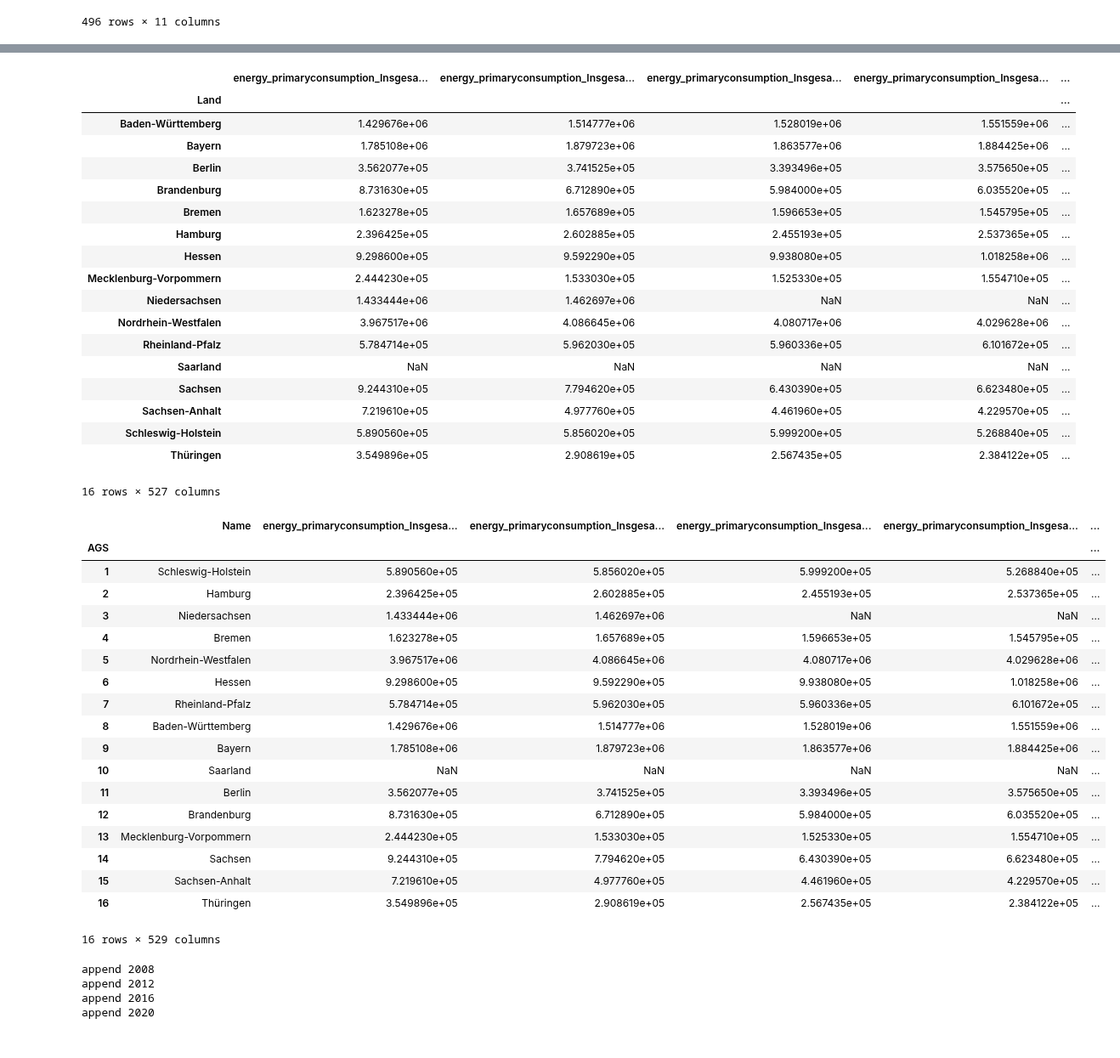
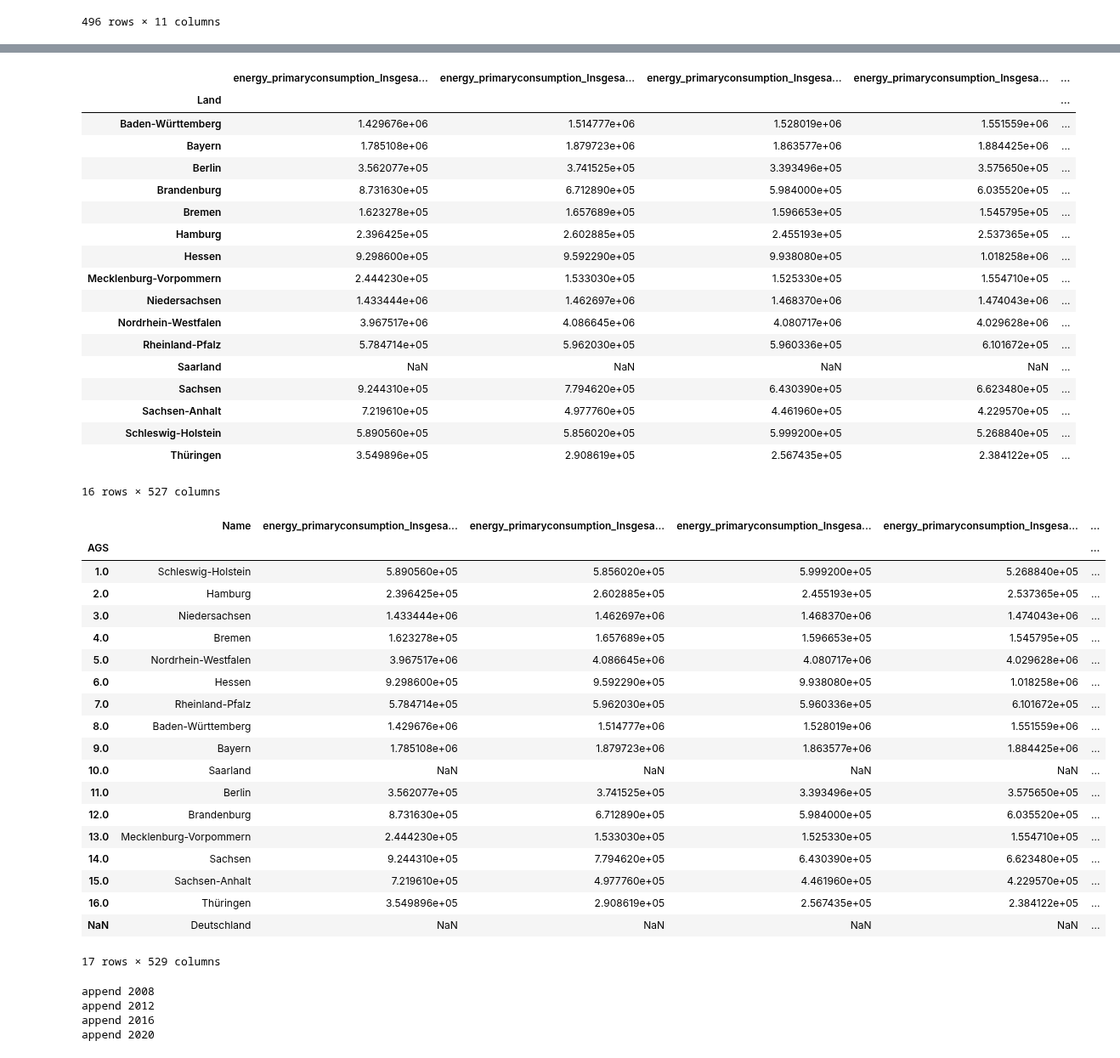
Before and after one commit to uclab-potsdam/klimataz, a Jupyter notebook: data/energy/final_data_energy_bundesland_primaryenergy.ipynb, the cells around one changed output, grey strips where cells are left out. Shown at 85% size. Saved outputs shown, nothing was run; the diff lists cells and outputs as text; code cells hidden in the pictures.

Commit message:
add german primary energy consumption data and interpolate msising primary energy values #122

```diff
--- a/data/energy/final_data_energy_bundesland_primaryenergy.ipynb
+++ b/data/energy/final_data_energy_bundesland_primaryenergy.ipynb
@@ -133,4 +133,8 @@ merged_df.rename(columns={'Insgesamt_x':'Insgesamt'},inplace=True)
 merged_df['Jahr'] = merged_df['Jahr'].astype(str)
 
 merged_df.columns
+
+#interpolate missing values
+merged_df = merged_df.groupby('Land').apply(lambda group: group.interpolate(axis=0))
+merged_df
 # %% [output]
@@ -170,7 +179,7 @@ final_df
 | Hamburg | 2.396425e+05 | 2.602885e+05 | 2.455193e+05 | 2.537365e+05 | ... |
 | Hessen | 9.298600e+05 | 9.592290e+05 | 9.938080e+05 | 1.018258e+06 | ... |
 | Mecklenburg-Vorpommern | 2.444230e+05 | 1.533030e+05 | 1.525330e+05 | 1.554710e+05 | ... |
-| Niedersachsen | 1.433444e+06 | 1.462697e+06 | NaN | NaN | ... |
+| Niedersachsen | 1.433444e+06 | 1.462697e+06 | 1.468370e+06 | 1.474043e+06 | ... |
 | Nordrhein-Westfalen | 3.967517e+06 | 4.086645e+06 | 4.080717e+06 | 4.029628e+06 | ... |
 | Rheinland-Pfalz | 5.784714e+05 | 5.962030e+05 | 5.960336e+05 | 6.101672e+05 | ... |
 | Saarland | NaN | NaN | NaN | NaN | ... |
@@ -182,39 +191,50 @@ final_df
 # %%
 #add AGS ids from the regions dictionary using the region names
 final_df['AGS']=final_df.index.map(regions)
 
-#set AGS as index and copy region names to first column
+#copy region names to first column
 first_column=final_df.index
+final_df.insert(0,'Name',first_column)
+
+#combine with German data
+germany = pd.read_csv("../finaldata/en_final_data_deutschland_energy_primaryconsumption.csv")
+germany = germany[germany.columns.drop(list(germany.filter(regex='Biomasse')))]
+germany = germany[germany.columns.drop(list(germany.filter(regex='Sonstige erneuerbare Energien')))]
+germany.drop("AGS",inplace=True,axis=1)
+
+final_df = pd.concat([final_df,germany])
+
+#set AGS as index
 final_df.set_index('AGS', inplace=True)
-final_df.insert(0,'Name',first_column)
 
 #sort the dataframe by AGS id
 final_df.sort_index(inplace=True)
 
 #unit of measure
 final_df["Unit"] = "TJoule"
 
 final_df
 # %% [output]
 |  | Name | energy_primaryconsumption_Insgesa... | energy_primaryconsumption_Insgesa... | energy_primaryconsumption_Insgesa... | energy_primaryconsumption_Insgesa... | ... |
 | AGS |  |  |  |  |  | ... |
-| 1 | Schleswig-Holstein | 5.890560e+05 | 5.856020e+05 | 5.999200e+05 | 5.268840e+05 | ... |
-| 2 | Hamburg | 2.396425e+05 | 2.602885e+05 | 2.455193e+05 | 2.537365e+05 | ... |
-| 3 | Niedersachsen | 1.433444e+06 | 1.462697e+06 | NaN | NaN | ... |
-| 4 | Bremen | 1.623278e+05 | 1.657689e+05 | 1.596653e+05 | 1.545795e+05 | ... |
-| 5 | Nordrhein-Westfalen | 3.967517e+06 | 4.086645e+06 | 4.080717e+06 | 4.029628e+06 | ... |
-| 6 | Hessen | 9.298600e+05 | 9.592290e+05 | 9.938080e+05 | 1.018258e+06 | ... |
-| 7 | Rheinland-Pfalz | 5.784714e+05 | 5.962030e+05 | 5.960336e+05 | 6.101672e+05 | ... |
-| 8 | Baden-Württemberg | 1.429676e+06 | 1.514777e+06 | 1.528019e+06 | 1.551559e+06 | ... |
-| 9 | Bayern | 1.785108e+06 | 1.879723e+06 | 1.863577e+06 | 1.884425e+06 | ... |
-| 10 | Saarland | NaN | NaN | NaN | NaN | ... |
-| 11 | Berlin | 3.562077e+05 | 3.741525e+05 | 3.393496e+05 | 3.575650e+05 | ... |
-| 12 | Brandenburg | 8.731630e+05 | 6.712890e+05 | 5.984000e+05 | 6.035520e+05 | ... |
-| 13 | Mecklenburg-Vorpommern | 2.444230e+05 | 1.533030e+05 | 1.525330e+05 | 1.554710e+05 | ... |
-| 14 | Sachsen | 9.244310e+05 | 7.794620e+05 | 6.430390e+05 | 6.623480e+05 | ... |
-| 15 | Sachsen-Anhalt | 7.219610e+05 | 4.977760e+05 | 4.461960e+05 | 4.229570e+05 | ... |
-| 16 | Thüringen | 3.549896e+05 | 2.908619e+05 | 2.567435e+05 | 2.384122e+05 | ... |
+| 1.0 | Schleswig-Holstein | 5.890560e+05 | 5.856020e+05 | 5.999200e+05 | 5.268840e+05 | ... |
+| 2.0 | Hamburg | 2.396425e+05 | 2.602885e+05 | 2.455193e+05 | 2.537365e+05 | ... |
+| 3.0 | Niedersachsen | 1.433444e+06 | 1.462697e+06 | 1.468370e+06 | 1.474043e+06 | ... |
+| 4.0 | Bremen | 1.623278e+05 | 1.657689e+05 | 1.596653e+05 | 1.545795e+05 | ... |
+| 5.0 | Nordrhein-Westfalen | 3.967517e+06 | 4.086645e+06 | 4.080717e+06 | 4.029628e+06 | ... |
+| 6.0 | Hessen | 9.298600e+05 | 9.592290e+05 | 9.938080e+05 | 1.018258e+06 | ... |
+| 7.0 | Rheinland-Pfalz | 5.784714e+05 | 5.962030e+05 | 5.960336e+05 | 6.101672e+05 | ... |
+| 8.0 | Baden-Württemberg | 1.429676e+06 | 1.514777e+06 | 1.528019e+06 | 1.551559e+06 | ... |
+| 9.0 | Bayern | 1.785108e+06 | 1.879723e+06 | 1.863577e+06 | 1.884425e+06 | ... |
+| 10.0 | Saarland | NaN | NaN | NaN | NaN | ... |
+| 11.0 | Berlin | 3.562077e+05 | 3.741525e+05 | 3.393496e+05 | 3.575650e+05 | ... |
+| 12.0 | Brandenburg | 8.731630e+05 | 6.712890e+05 | 5.984000e+05 | 6.035520e+05 | ... |
+| 13.0 | Mecklenburg-Vorpommern | 2.444230e+05 | 1.533030e+05 | 1.525330e+05 | 1.554710e+05 | ... |
+| 14.0 | Sachsen | 9.244310e+05 | 7.794620e+05 | 6.430390e+05 | 6.623480e+05 | ... |
+| 15.0 | Sachsen-Anhalt | 7.219610e+05 | 4.977760e+05 | 4.461960e+05 | 4.229570e+05 | ... |
+| 16.0 | Thüringen | 3.549896e+05 | 2.908619e+05 | 2.567435e+05 | 2.384122e+05 | ... |
+| NaN | Deutschland | NaN | NaN | NaN | NaN | ... |
-16 rows × 529 columns
+17 rows × 529 columns
 # %%
 #save dataframe to file
 final_df.to_csv("data/final_data_bundesland_energy_primaryconsumption.csv")
```
Also changed, not shown: parts of 3 cells of this notebook, 5 other files.
